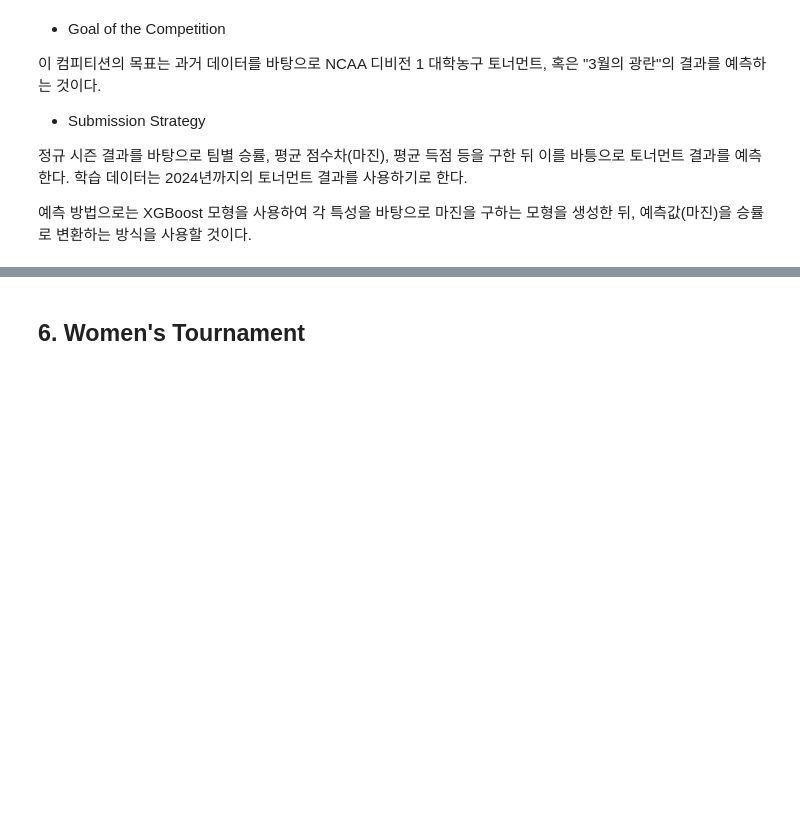
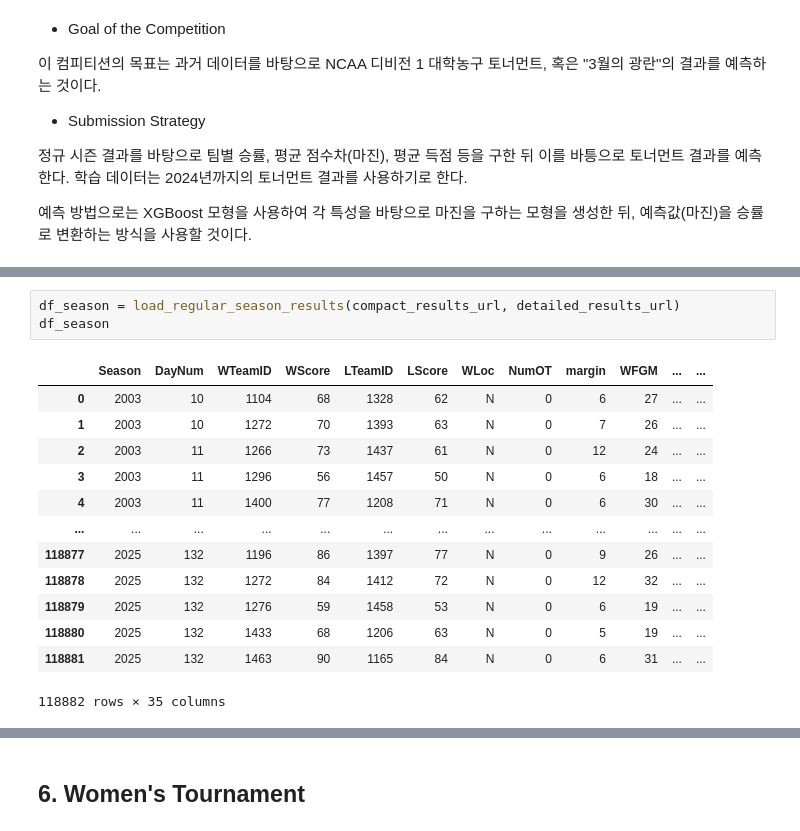
Before and after one commit to akaiuun12/MarchMadness2025, a Jupyter notebook: march_madness_2025.ipynb, the cells around one changed output, grey strips where cells are left out. Saved outputs shown, nothing was run; the diff lists cells and outputs as text; blank space fills up the shorter version.

```diff
--- a/march_madness_2025.ipynb
+++ b/march_madness_2025.ipynb
@@ -179,0 +34,17 @@
+# %%
+df_season = load_regular_season_results(compact_results_url, detailed_results_url)
+df_season
+# %% [output]
+|  | Season | DayNum | WTeamID | WScore | LTeamID | LScore | WLoc | NumOT | margin | WFGM | ... | ... |
+| 0 | 2003 | 10 | 1104 | 68 | 1328 | 62 | N | 0 | 6 | 27 | ... | ... |
+| 1 | 2003 | 10 | 1272 | 70 | 1393 | 63 | N | 0 | 7 | 26 | ... | ... |
+| 2 | 2003 | 11 | 1266 | 73 | 1437 | 61 | N | 0 | 12 | 24 | ... | ... |
+| 3 | 2003 | 11 | 1296 | 56 | 1457 | 50 | N | 0 | 6 | 18 | ... | ... |
+| 4 | 2003 | 11 | 1400 | 77 | 1208 | 71 | N | 0 | 6 | 30 | ... | ... |
+| ... | ... | ... | ... | ... | ... | ... | ... | ... | ... | ... | ... | ... |
+| 118877 | 2025 | 132 | 1196 | 86 | 1397 | 77 | N | 0 | 9 | 26 | ... | ... |
+| 118878 | 2025 | 132 | 1272 | 84 | 1412 | 72 | N | 0 | 12 | 32 | ... | ... |
+| 118879 | 2025 | 132 | 1276 | 59 | 1458 | 53 | N | 0 | 6 | 19 | ... | ... |
+| 118880 | 2025 | 132 | 1433 | 68 | 1206 | 63 | N | 0 | 5 | 19 | ... | ... |
+| 118881 | 2025 | 132 | 1463 | 90 | 1165 | 84 | N | 0 | 6 | 31 | ... | ... |
+118882 rows × 35 columns
```
Also changed, not shown: parts of 39 cells of this notebook.
